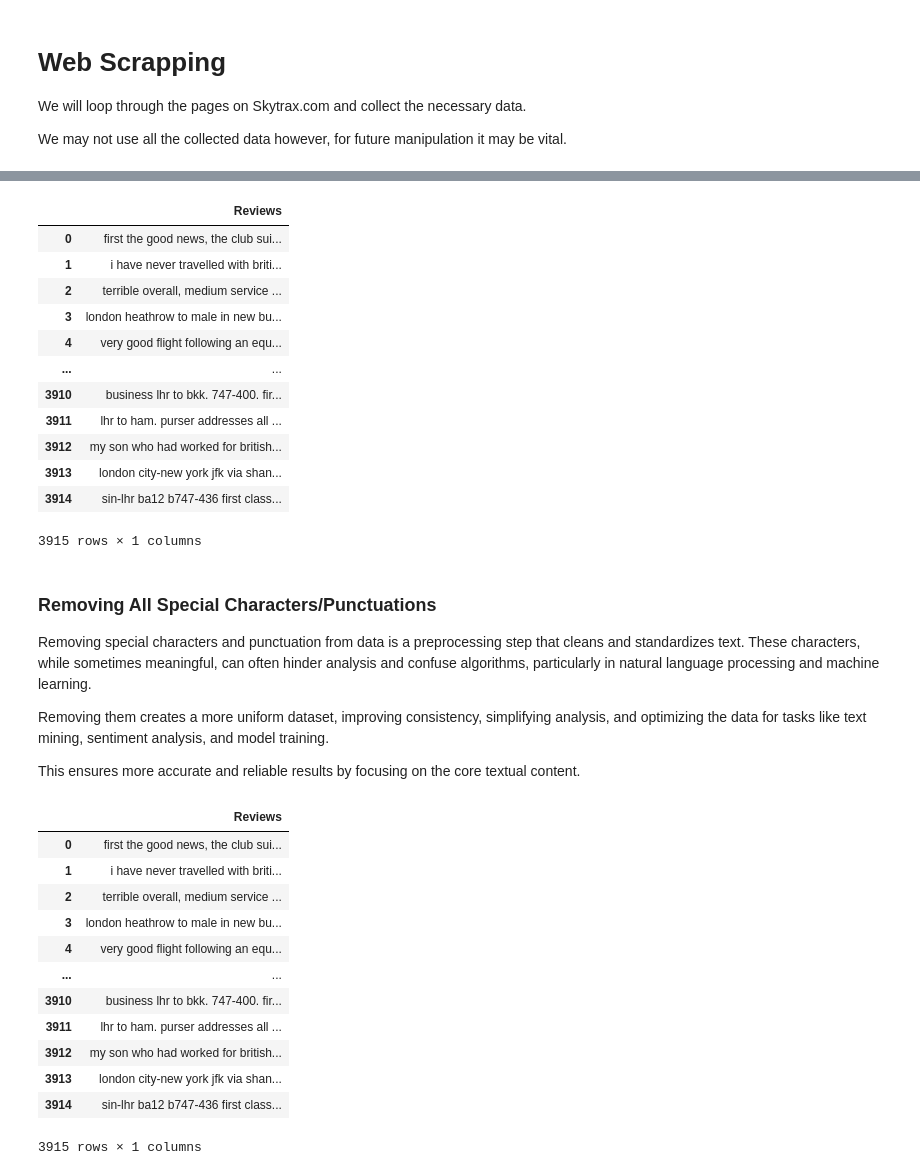
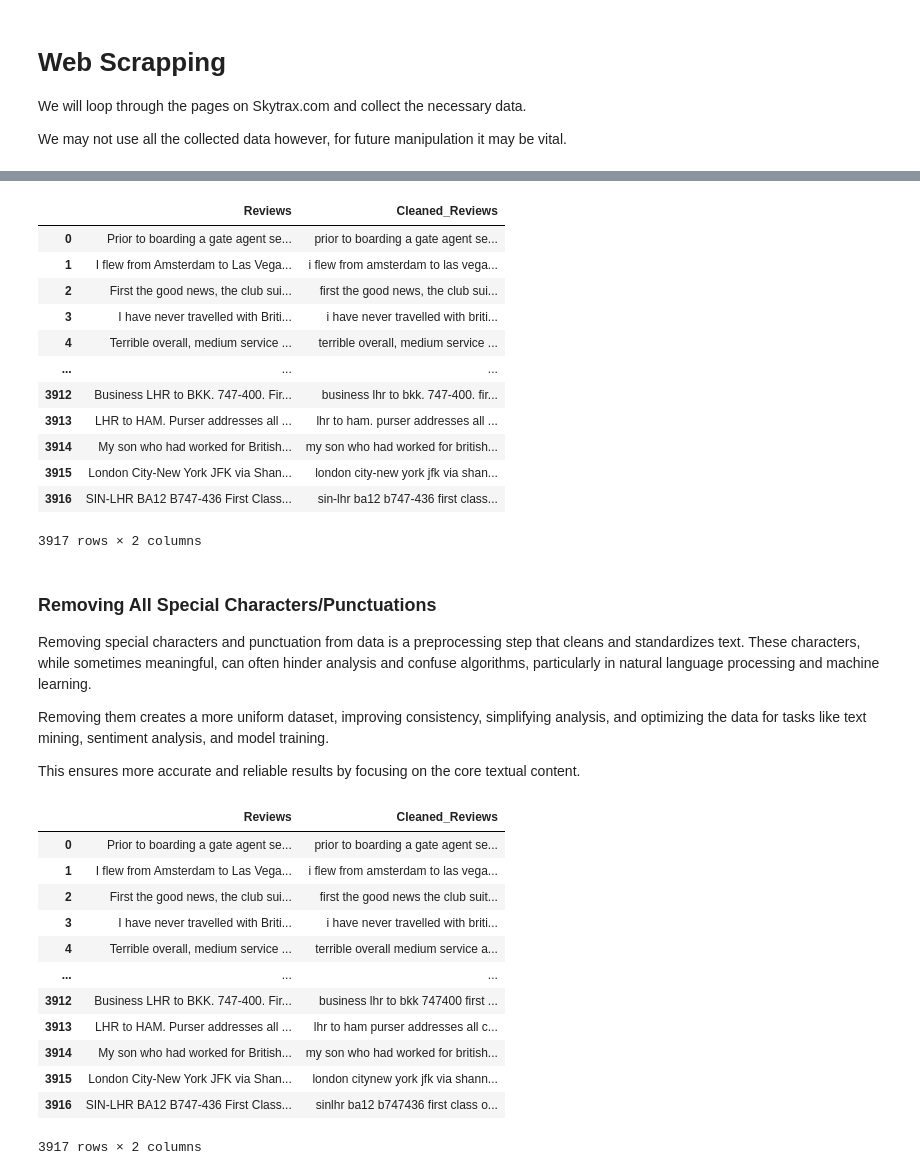
Before and after one commit to NathanaelMutua/British-Airways-Data-Science-Challenge, a Jupyter notebook: British Airways Analysis.ipynb, the cells around one changed output, grey strips where cells are left out. Cells and saved outputs as stored; diff of their text form; code cells hidden in the pictures.

Commit message:
Updated Data Cleaning

```diff
--- a/British Airways Analysis.ipynb
+++ b/British Airways Analysis.ipynb
@@ -223,25 +236,25 @@ This standardization simplifies tasks like text comparison, search, and analysis
 
 For example, "Flight", "flight", and "FLIGHT" would all be treated as "flight" after lowercasing.
 # %%
-data[["Reviews"]] = data[["Reviews"]].apply(lambda x: x.str.lower())
+data[["Cleaned_Reviews"]] = data[["Reviews"]].apply(lambda x: x.str.lower())
 # %%
 data
 # %% [output]
-|  | Reviews |
-| 0 | first the good news, the club sui... |
-| 1 | i have never travelled with briti... |
-| 2 | terrible overall, medium service ... |
-| 3 | london heathrow to male in new bu... |
-| 4 | very good flight following an equ... |
-| ... | ... |
-| 3910 | business lhr to bkk. 747-400. fir... |
-| 3911 | lhr to ham. purser addresses all ... |
-| 3912 | my son who had worked for british... |
-| 3913 | london city-new york jfk via shan... |
-| 3914 | sin-lhr ba12 b747-436 first class... |
+|  | Reviews | Cleaned_Reviews |
+| 0 | Prior to boarding a gate agent se... | prior to boarding a gate agent se... |
+| 1 | I flew from Amsterdam to Las Vega... | i flew from amsterdam to las vega... |
+| 2 | First the good news, the club sui... | first the good news, the club sui... |
+| 3 | I have never travelled with Briti... | i have never travelled with briti... |
+| 4 | Terrible overall, medium service ... | terrible overall, medium service ... |
+| ... | ... | ... |
+| 3912 | Business LHR to BKK. 747-400. Fir... | business lhr to bkk. 747-400. fir... |
+| 3913 | LHR to HAM. Purser addresses all ... | lhr to ham. purser addresses all ... |
+| 3914 | My son who had worked for British... | my son who had worked for british... |
+| 3915 | London City-New York JFK via Shan... | london city-new york jfk via shan... |
+| 3916 | SIN-LHR BA12 B747-436 First Class... | sin-lhr ba12 b747-436 first class... |
-3915 rows × 1 columns
+3917 rows × 2 columns
 # %% [markdown]
-### Removing All Special Characters/Punctuations
+### **Removing All Special Characters/Punctuations**
 
 Removing special characters and punctuation from data is a preprocessing step that cleans and standardizes text.  These characters, while sometimes meaningful, can often hinder analysis and confuse algorithms, particularly in natural language processing and machine learning.
 
@@ -249,19 +262,19 @@ Removing them creates a more uniform dataset, improving consistency, simplifying
 
 This ensures more accurate and reliable results by focusing on the core textual content.
 # %%
-data["Reviews"] = data["Reviews"].str.replace('[^\w\s]', '')
+data["Cleaned_Reviews"] = data["Cleaned_Reviews"].str.replace(r'[^\w\s]', "", regex=True)
 data
 # %% [output]
-|  | Reviews |
-| 0 | first the good news, the club sui... |
-| 1 | i have never travelled with briti... |
-| 2 | terrible overall, medium service ... |
-| 3 | london heathrow to male in new bu... |
-| 4 | very good flight following an equ... |
-| ... | ... |
-| 3910 | business lhr to bkk. 747-400. fir... |
-| 3911 | lhr to ham. purser addresses all ... |
-| 3912 | my son who had worked for british... |
-| 3913 | london city-new york jfk via shan... |
-| 3914 | sin-lhr ba12 b747-436 first class... |
+|  | Reviews | Cleaned_Reviews |
+| 0 | Prior to boarding a gate agent se... | prior to boarding a gate agent se... |
+| 1 | I flew from Amsterdam to Las Vega... | i flew from amsterdam to las vega... |
+| 2 | First the good news, the club sui... | first the good news the club suit... |
+| 3 | I have never travelled with Briti... | i have never travelled with briti... |
+| 4 | Terrible overall, medium service ... | terrible overall medium service a... |
+| ... | ... | ... |
+| 3912 | Business LHR to BKK. 747-400. Fir... | business lhr to bkk 747400 first ... |
+| 3913 | LHR to HAM. Purser addresses all ... | lhr to ham purser addresses all c... |
+| 3914 | My son who had worked for British... | my son who had worked for british... |
+| 3915 | London City-New York JFK via Shan... | london citynew york jfk via shann... |
+| 3916 | SIN-LHR BA12 B747-436 First Class... | sinlhr ba12 b747436 first class o... |
-3915 rows × 1 columns
+3917 rows × 2 columns
```
Also changed, not shown: parts of 24 cells of this notebook.
